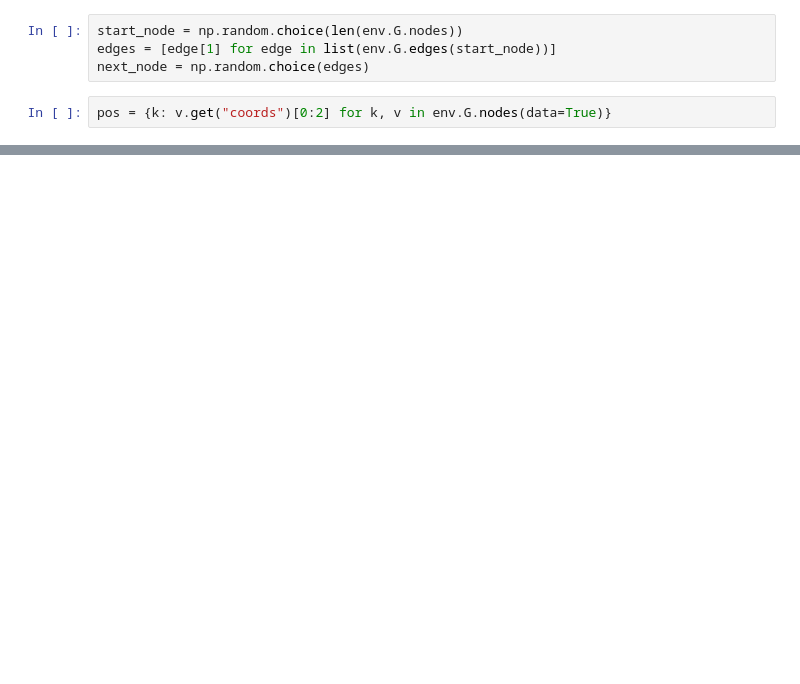
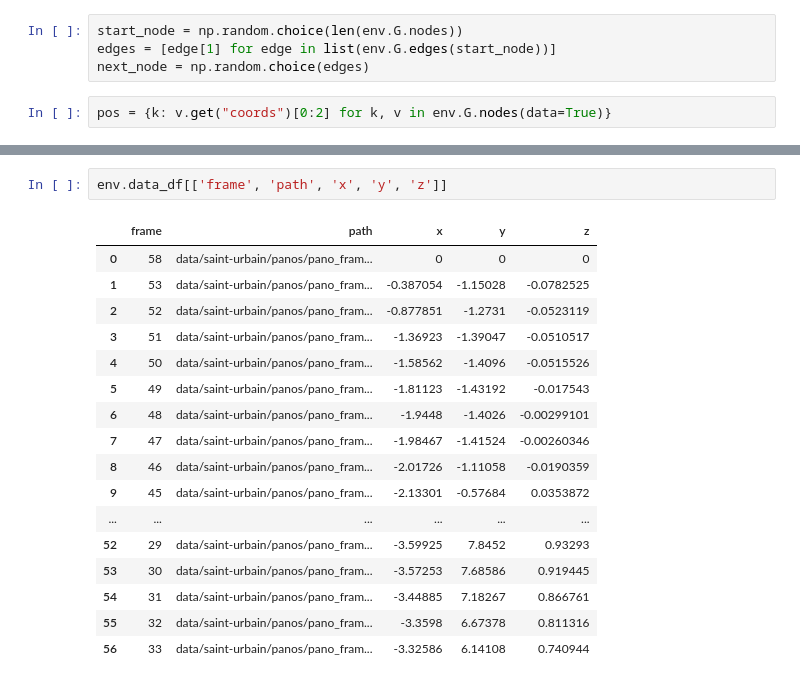
Before and after one commit to mweiss17/hyrule-gym, a Jupyter notebook: dataset.ipynb, the cells around one changed output, grey strips where cells are left out. Saved outputs shown, nothing was run; the diff lists cells and outputs as text; blank space fills up the shorter version.

```diff
--- a/dataset.ipynb
+++ b/dataset.ipynb
@@ -61,0 +97,20 @@ edges = nx.draw_networkx_edges(env.G, pos=pos)
+# %%
+env.data_df[['frame', 'path', 'x', 'y', 'z']]
+# %% [output]
+|  | frame | path | x | y | z |
+| 0 | 58 | data/saint-urbain/panos/pano_fram... | 0 | 0 | 0 |
+| 1 | 53 | data/saint-urbain/panos/pano_fram... | -0.387054 | -1.15028 | -0.0782525 |
+| 2 | 52 | data/saint-urbain/panos/pano_fram... | -0.877851 | -1.2731 | -0.0523119 |
+| 3 | 51 | data/saint-urbain/panos/pano_fram... | -1.36923 | -1.39047 | -0.0510517 |
+| 4 | 50 | data/saint-urbain/panos/pano_fram... | -1.58562 | -1.4096 | -0.0515526 |
+| 5 | 49 | data/saint-urbain/panos/pano_fram... | -1.81123 | -1.43192 | -0.017543 |
+| 6 | 48 | data/saint-urbain/panos/pano_fram... | -1.9448 | -1.4026 | -0.00299101 |
+| 7 | 47 | data/saint-urbain/panos/pano_fram... | -1.98467 | -1.41524 | -0.00260346 |
+| 8 | 46 | data/saint-urbain/panos/pano_fram... | -2.01726 | -1.11058 | -0.0190359 |
+| 9 | 45 | data/saint-urbain/panos/pano_fram... | -2.13301 | -0.57684 | 0.0353872 |
+| ... | ... | ... | ... | ... | ... |
+| 52 | 29 | data/saint-urbain/panos/pano_fram... | -3.59925 | 7.8452 | 0.93293 |
+| 53 | 30 | data/saint-urbain/panos/pano_fram... | -3.57253 | 7.68586 | 0.919445 |
+| 54 | 31 | data/saint-urbain/panos/pano_fram... | -3.44885 | 7.18267 | 0.866761 |
+| 55 | 32 | data/saint-urbain/panos/pano_fram... | -3.3598 | 6.67378 | 0.811316 |
+| 56 | 33 | data/saint-urbain/panos/pano_fram... | -3.32586 | 6.14108 | 0.740944 |
```
Also changed, not shown: parts of 12 cells of this notebook, 3 other files.
